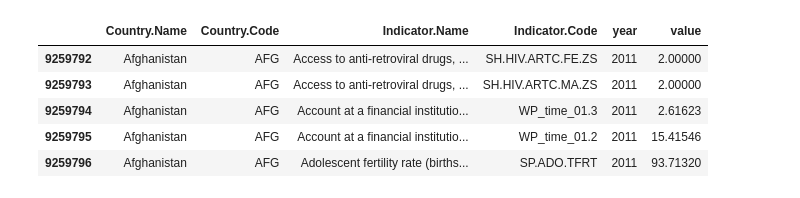
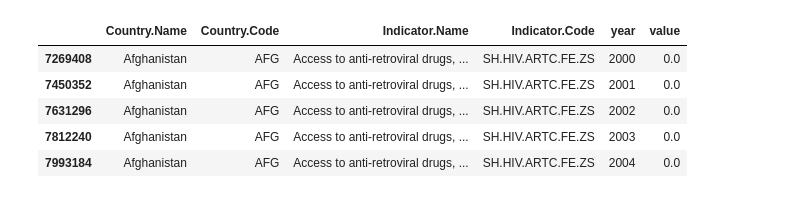
Before and after one commit to circushaase/Capstone-1_WorldBank_GenderData, a Jupyter notebook: Capstone data exploration and wrangling.ipynb, the cells around one changed output. Cells and saved outputs as stored; diff of their text form; code cells hidden in the pictures.

```diff
--- a/Capstone data exploration and wrangling.ipynb
+++ b/Capstone data exploration and wrangling.ipynb
@@ -56,11 +85,13 @@ df.year.value_counts().order(ascending =False).head()
 Name: year, dtype: int64
-# %%
-df[df.year == 2011].head()
-# %% [output]
-|  | Country.Name | Country.Code | Indicator.Name | Indicator.Code | year | value |
-| 9259792 | Afghanistan | AFG | Access to anti-retroviral drugs, ... | SH.HIV.ARTC.FE.ZS | 2011 | 2.00000 |
-| 9259793 | Afghanistan | AFG | Access to anti-retroviral drugs, ... | SH.HIV.ARTC.MA.ZS | 2011 | 2.00000 |
-| 9259794 | Afghanistan | AFG | Account at a financial institutio... | WP_time_01.3 | 2011 | 2.61623 |
-| 9259795 | Afghanistan | AFG | Account at a financial institutio... | WP_time_01.2 | 2011 | 15.41546 |
-| 9259796 | Afghanistan | AFG | Adolescent fertility rate (births... | SP.ADO.TFRT | 2011 | 93.71320 |
+# %%
+#restrict the data to years between 1999 and 2016
+df = df[(df.year > 1999) & (df.year<2016)]
+df.head()
+# %% [output]
+|  | Country.Name | Country.Code | Indicator.Name | Indicator.Code | year | value |
+| 7269408 | Afghanistan | AFG | Access to anti-retroviral drugs, ... | SH.HIV.ARTC.FE.ZS | 2000 | 0.0 |
+| 7450352 | Afghanistan | AFG | Access to anti-retroviral drugs, ... | SH.HIV.ARTC.FE.ZS | 2001 | 0.0 |
+| 7631296 | Afghanistan | AFG | Access to anti-retroviral drugs, ... | SH.HIV.ARTC.FE.ZS | 2002 | 0.0 |
+| 7812240 | Afghanistan | AFG | Access to anti-retroviral drugs, ... | SH.HIV.ARTC.FE.ZS | 2003 | 0.0 |
+| 7993184 | Afghanistan | AFG | Access to anti-retroviral drugs, ... | SH.HIV.ARTC.FE.ZS | 2004 | 0.0 |
 # %%
```
Also changed, not shown: parts of 6 cells of this notebook, 1 other file.
